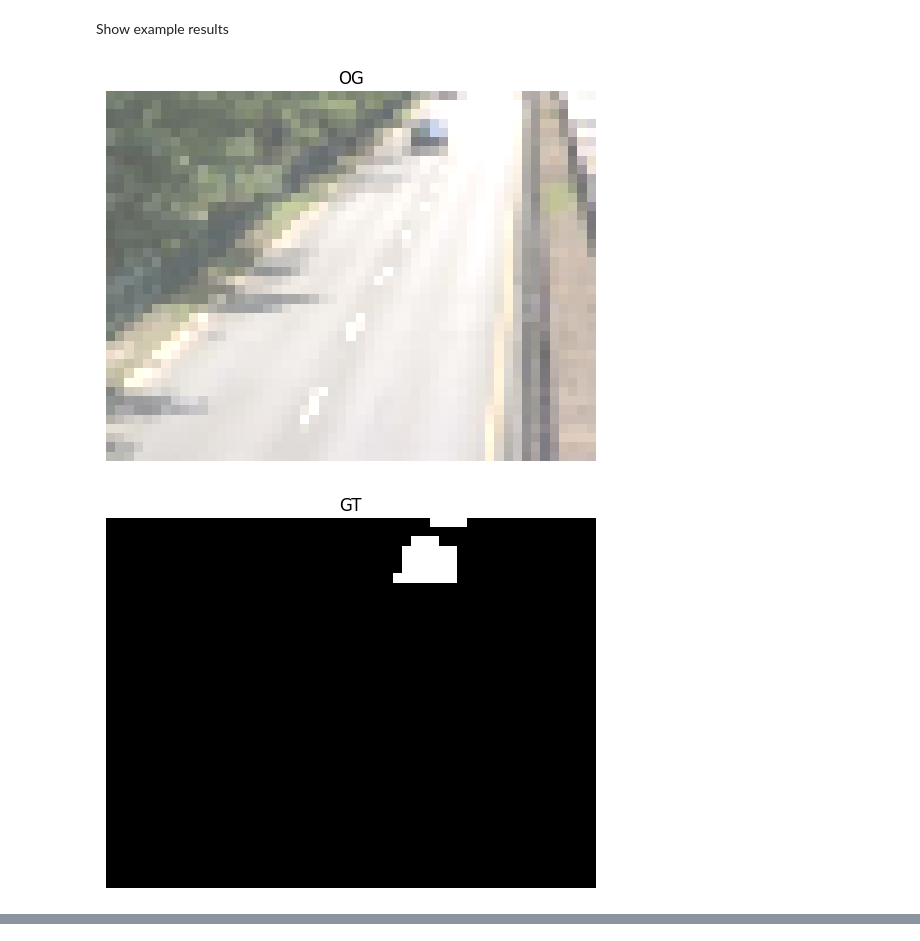
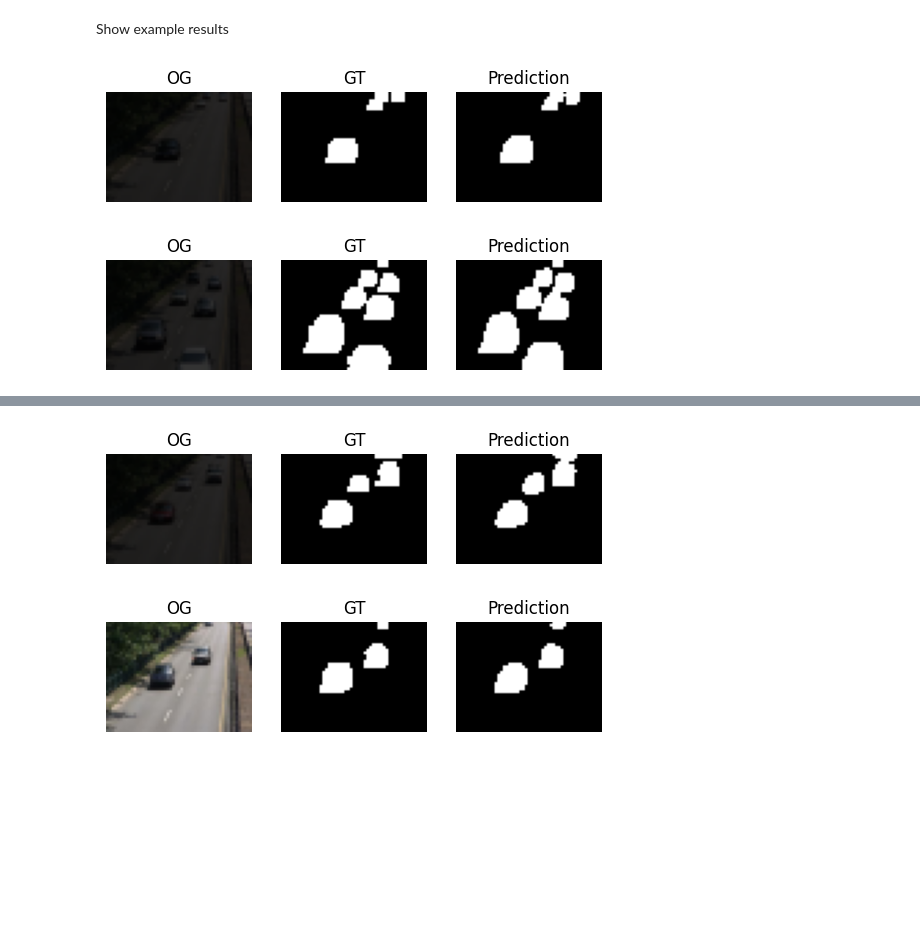
Before and after one commit to timonpalm/AIA_hw5, a Jupyter notebook: Homework5.ipynb, the cells around one changed output, grey strips where cells are left out. Cells and saved outputs as stored; diff of their text form; code cells hidden in the pictures; blank space fills up the shorter version.

```diff
--- a/Homework5.ipynb
+++ b/Homework5.ipynb
@@ -353,9 +353,8 @@ def test(model: torch.nn.Module, test_loader: DataLoader):
         y = model.predict(batch_img).numpy()
         batch_targets = batch_targets.numpy()
 
-        tmp = np.logical_and(y, batch_targets)
-        tp = np.sum(tmp, axis=(1,2))
-        acc = tp / img_res
+        tp = np.sum(np.logical_and(y, batch_targets), axis=(1,2))
+        acc = np.sum((y == batch_targets), axis=(1,2)) / img_res
 
         precision = tp / y.sum(axis=(1,2))
 
@@ -454,26 +461,31 @@ def show(img):
 # %%
-rant_idx = np.random.choice(len(pred), 1)
+rant_idx = np.random.choice(len(pred), 5)
 
-#og, gt = list(zip(*[loaders["test"].dataset.__getitem__(i) for i in rant_idx]))
-og, gt = loaders["test"].dataset.__getitem__(rant_idx)
-og = np.transpose(og.detach().numpy().squeeze(), (1,2,0))
-gt = gt.detach().numpy().squeeze()
-pred_i = pred[rant_idx]
+for idx in rant_idx:
+  #og, gt = list(zip(*[loaders["test"].dataset.__getitem__(i) for i in rant_idx]))
+  og, gt = loaders["test"].dataset.__getitem__(idx)
+  og = np.transpose(og.detach().numpy().squeeze(), (1,2,0))
+  gt = gt.detach().numpy().squeeze()
+  pred_i = pred[idx]
 
-plt.imshow(og.astype(np.uint8))
-plt.axis("off")
-plt.title("OG")
-plt.show()
+  plt.figure()
+  plt.subplot(1, 3, 1)
+  plt.imshow(og.astype(np.uint8))
+  plt.axis("off")
+  plt.title("OG")
+  #plt.show()
 
-plt.imshow(gt, cmap="gray")
-plt.axis("off")
-plt.title("GT")
-plt.show()
+  plt.subplot(1, 3, 2)
+  plt.imshow(gt, cmap="gray")
+  plt.axis("off")
+  plt.title("GT")
+  #plt.show()
 
-plt.imshow(pred_i.squeeze(), cmap="gray")
-plt.axis("off")
-plt.title("Prediction")
-plt.show()
+  plt.subplot(1, 3, 3)
+  plt.imshow(pred_i.squeeze(), cmap="gray")
+  plt.axis("off")
+  plt.title("Prediction")
+  plt.show()
 # %% [output]
-[figure, old version]
+[figure, new version]
-[figure, old version]
+[figure, new version]
@@ -480,0 +493,2 @@ plt.show()
+[figure, added]
+[figure, added]
```
Also changed, not shown: parts of 9 cells of this notebook.
